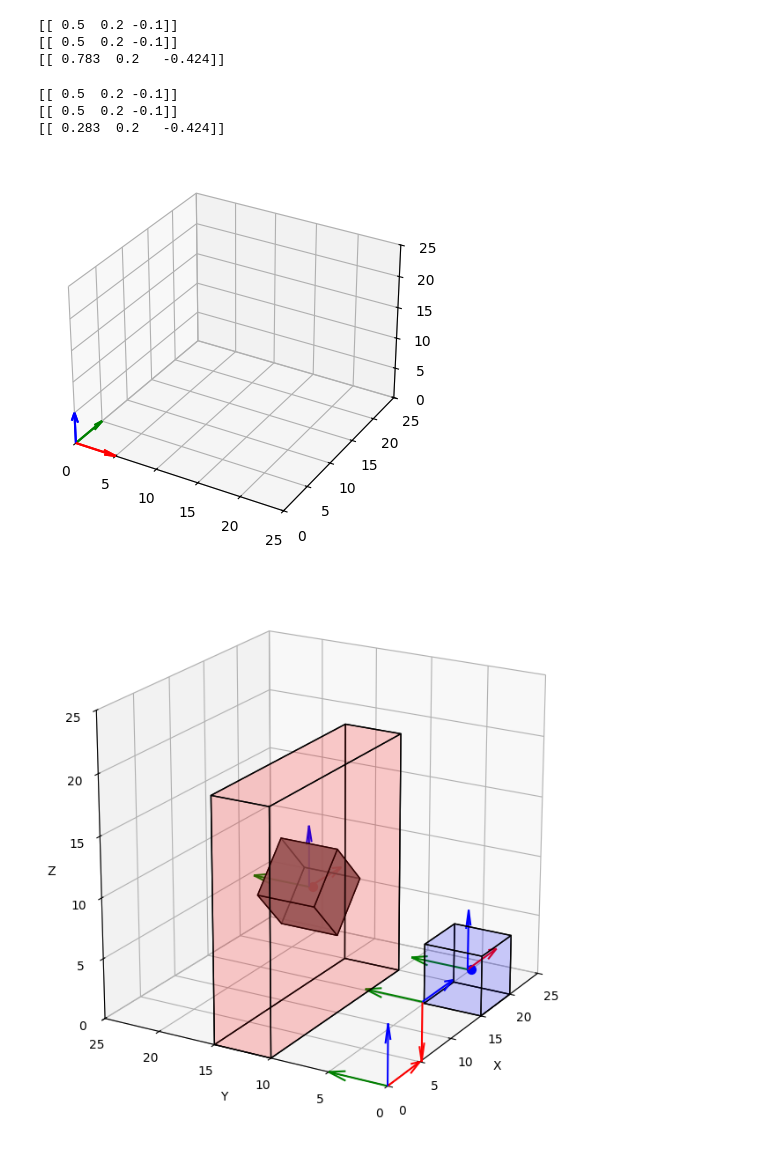
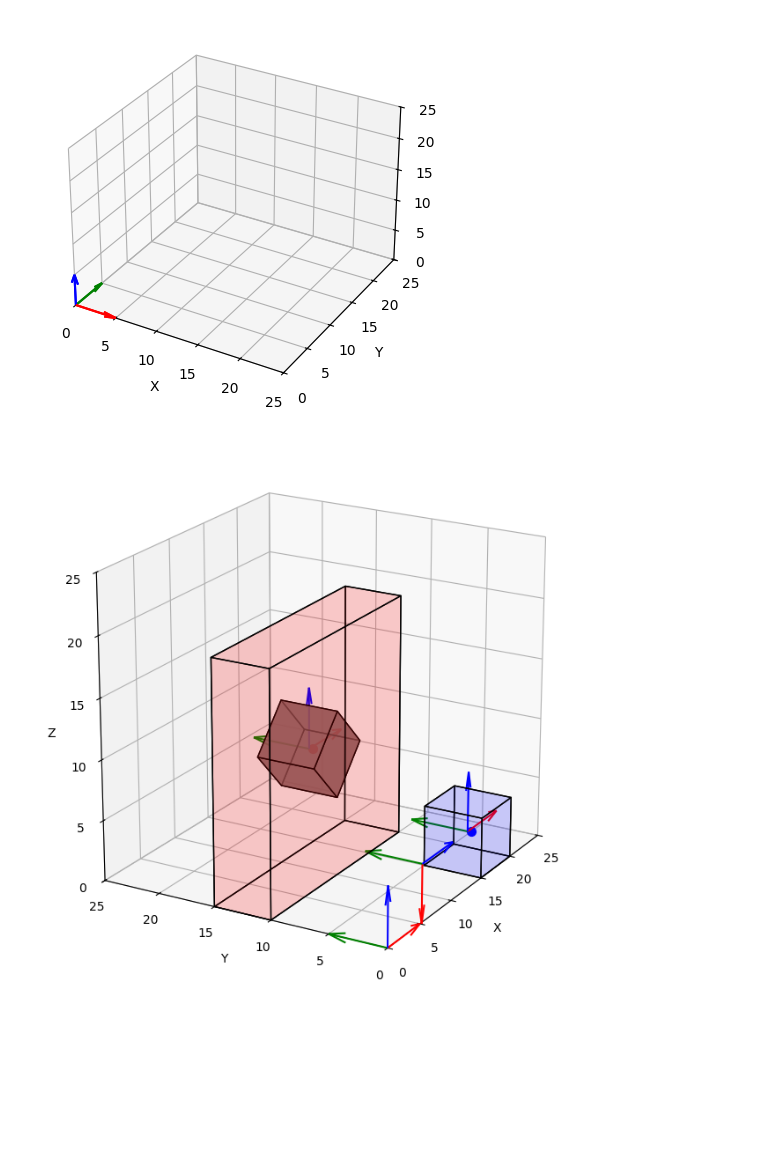
Before and after one commit to korojohn/IntroRobotics, a Jupyter notebook: 1stHmw.ipynb, the cells around one changed output. Cells and saved outputs as stored; diff of their text form; code cells hidden in the pictures; blank space fills up the shorter version.

```diff
--- a/1stHmw.ipynb
+++ b/1stHmw.ipynb
@@ -46,25 +46,3 @@ def homogeneous(R, p = np.zeros((3, 1))):
     T[:3, 3:] = p
 
     return T
-# %%
-pb = np.array([[0.1, 0.2, -0.1]]).T
-
-R = RotX(np.pi / 2.)
-pc = np.array([[2., 0., 0.]]).T
-
-T = homogeneous(R, pc)
-
-pbh = np.vstack([pb, 1.])
-vbh = np.vstack([pb, 0.])
-
-pw1 = transform_point(pb, R, pc)
-pw2 = T @ pbh
-
-print(pw1.T)
-print(pw2.T)
-
-vw1 = transform_vector(pb, R)
-vw2 = T @ vbh
-
-print(vw1.T)
-print(vw2.T)
@@ -86,16 +59,3 @@ def hom_inv(T):
     Tn[:3, 3:] = -R.T @ t
 
     return Tn
-# %%
-R = RotY(np.pi / 4.)
-pc = np.array([[0.5, 0., 0.]]).T
-
-T = homogeneous(R, pc)
-
-print(rot_inv(R))
-print(hom_inv(T)[:3, :3])
-
-print(np.linalg.inv(R))
-
-print(hom_inv(T))
-print(np.linalg.inv(T))
@@ -120,36 +62,3 @@ print(np.linalg.inv(T))
-# %%
-def transform_point_homogeneous(T, pb):
-    return (T @ np.vstack([pb, 1.]))[:3, :]
-
-def transform_vector_homogeneous(T, vb):
-    return (T @ np.vstack([vb, 0.]))[:3, :]
-
-pb = np.array([[0.5, 0.2, -0.1]]).T
-
-pw = transform_point_homogeneous(T, pb)
-
-pbn = transform_point_homogeneous(hom_inv(T), pw)
-
-print(pb.T)
-print(pbn.T)
-print(pw.T)
-# %% [output]
-[[ 0.5  0.2 -0.1]]
-[[ 0.5  0.2 -0.1]]
-[[ 0.783  0.2   -0.424]]
-# %%
-pb = np.array([[0.5, 0.2, -0.1]]).T
-
-pw = R @ pb
-pbn = rot_inv(R) @ pw
-
-print(pb.T)
-print(pbn.T)
-print(pw.T)
-# %% [output]
-[[ 0.5  0.2 -0.1]]
-[[ 0.5  0.2 -0.1]]
-[[ 0.283  0.2   -0.424]]
 # %%
 # Plot the original and transformed trajectories
 fig = plt.figure()
@@ -163,32 +72,35 @@ def plot_frame(ax, T):
     zaxis = R @ np.array([[0., 0., 1.]]).T
 
     ax.quiver(*origin, *xaxis, color='r', length=5)
     ax.quiver(*origin, *yaxis, color='g', length=5)
     ax.quiver(*origin, *zaxis, color='b', length=5)
 
 def plot_frame2(ax, T):
     origin = T[:3, 3]
     x_axis = T[:3, 0]
     y_axis = T[:3, 1]
     z_axis = T[:3, 2]
 
     x_axis = x_axis / np.linalg.norm(x_axis)
     y_axis = y_axis / np.linalg.norm(y_axis)
     z_axis = z_axis / np.linalg.norm(z_axis)
 
     ax.quiver(*origin, *x_axis, color='r', length=5, normalize=True)
     ax.quiver(*origin, *y_axis, color='g', length=5, normalize=True)
     ax.quiver(*origin, *z_axis, color='b', length=5, normalize=True)
 
 T = np.eye(4)
 plot_frame(ax, T)
 plot_frame2(ax, T)
 
 ax.set_xlim([0., 25.])
 ax.set_ylim([0., 25.])
 ax.set_zlim([0., 25.])
+ax.set_xlabel('X')
+ax.set_ylabel('Y')
+ax.set_zlabel('Z')
 
 plt.show()
 # %% [output]
-[figure, old version]
+[figure, new version]
 # %%
```
Also changed, not shown: parts of 6 cells of this notebook.
